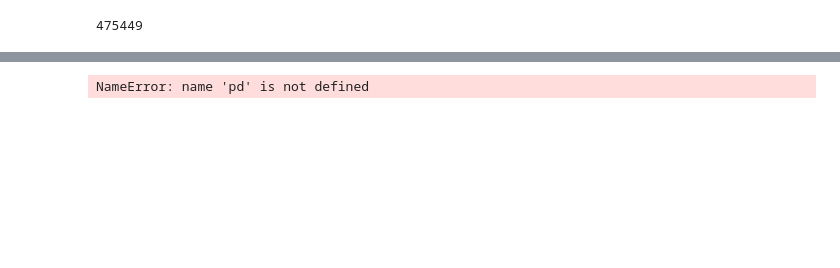
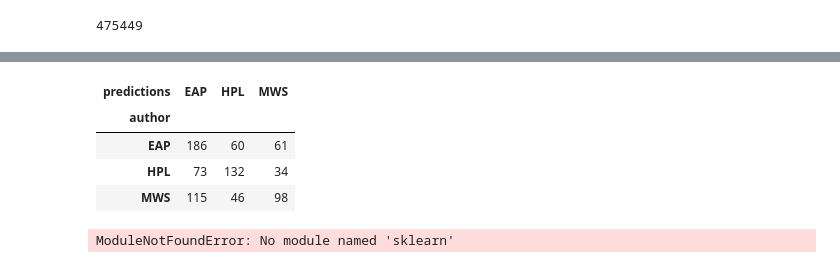
Before and after one commit to kobutri/pg_knowledge_discovery_ml, a Jupyter notebook: lda/preprocessor.ipynb, the cells around one changed output, grey strips where cells are left out. Cells and saved outputs as stored; diff of their text form; code cells hidden in the pictures; blank space fills up the shorter version.

```diff
--- a/lda/preprocessor.ipynb
+++ b/lda/preprocessor.ipynb
@@ -76,7 +70,7 @@ lda.get_document_topics(common_corpus[0])
 common_theta = []
 for doc in common_corpus:
     res = lda.get_document_topics(doc, minimum_probability=0, minimum_phi_value=0)
-    temp = [0 for i in range(50)]
+    temp = [0 for i in range(200)]
     for (x,y) in res:
         temp[x] += y
     common_theta.append(temp)
@@ -114,15 +95,0 @@ sum(test_theta[0])
-# %%
-from collections import defaultdict
-from gensim.matutils import hellinger
-
-author_indices = traindf.groupby("author").indices
-predictions = []
-for i in range(1000):
-    if i % 20 == 0:
-        print("iteration", i,"of", len(test_corpus))
-    authors = defaultdict(lambda: 0)
-    author_count = defaultdict(lambda:0)
-    for key, indices in author_indices.items():
-        authors[key] = sum([hellinger(test_theta[i], common_theta[t]) for t in indices]) / float(len(indices))
-    predictions.append(min(authors, key=authors.get))
-predictions
@@ -163,0 +116,24 @@ iteration 980 of 3916
+# %%
+from collections import defaultdict
+from gensim.matutils import hellinger
+import math
+from random import randint
+
+test_corpus = [common_dictionary.doc2bow(text) for text in testdf["text"]]
+predictions = []
+test_doc_sample = list(filter(lambda _: randint(0,4)==0, enumerate(test_corpus)))
+test_doc_sample_indices = list(map(lambda x: x[0], test_doc_sample))
+filter(lambda _: randint(0,10)==0, enumerate(test_corpus[:200]))
+for i, doc in test_doc_sample:
+    if i % 20 == 0:
+        print("iteration", i, "of", len(test_corpus))
+    min = math.inf
+    min_index = -1
+    for j, doc2 in enumerate(common_corpus):
+        dist = hellinger(lda[doc],
+                    lda[doc2])
+        if dist < min:
+            min = dist
+            min_index = j
+    predictions.append(train_data["author"].iloc[min_index])
+predictions
@@ -164,7 +175,11 @@ iteration 980 of 3916
 # %%
-predicdf = pd.DataFrame(testdf.iloc[0:1000])
+predicdf = pd.DataFrame([testdf.iloc[i] for i in test_doc_sample_indices])
 predicdf["predictions"] = predictions
 predicdf
-# predicdf.groupby(["author", "predictions"]).size().unstack(fill_value=0)
+predicdf.groupby(["author", "predictions"]).size().unstack(fill_value=0)
 # %% [output]
-NameError: name 'pd' is not defined
+| predictions | EAP | HPL | MWS |
+| author |  |  |  |
+| EAP | 186 | 60 | 61 |
+| HPL | 73 | 132 | 34 |
+| MWS | 115 | 46 | 98 |
@@ -174,0 +186,6 @@ evaluation.evaluate(predicdf)
+# %%
+from sklearn.metrics import accuracy_score
+
+accuracy_score(predicdf["author"], predicdf["predictions"])
+# %% [output]
+ModuleNotFoundError: No module named 'sklearn'
```
Also changed, not shown: parts of 10 cells of this notebook.
